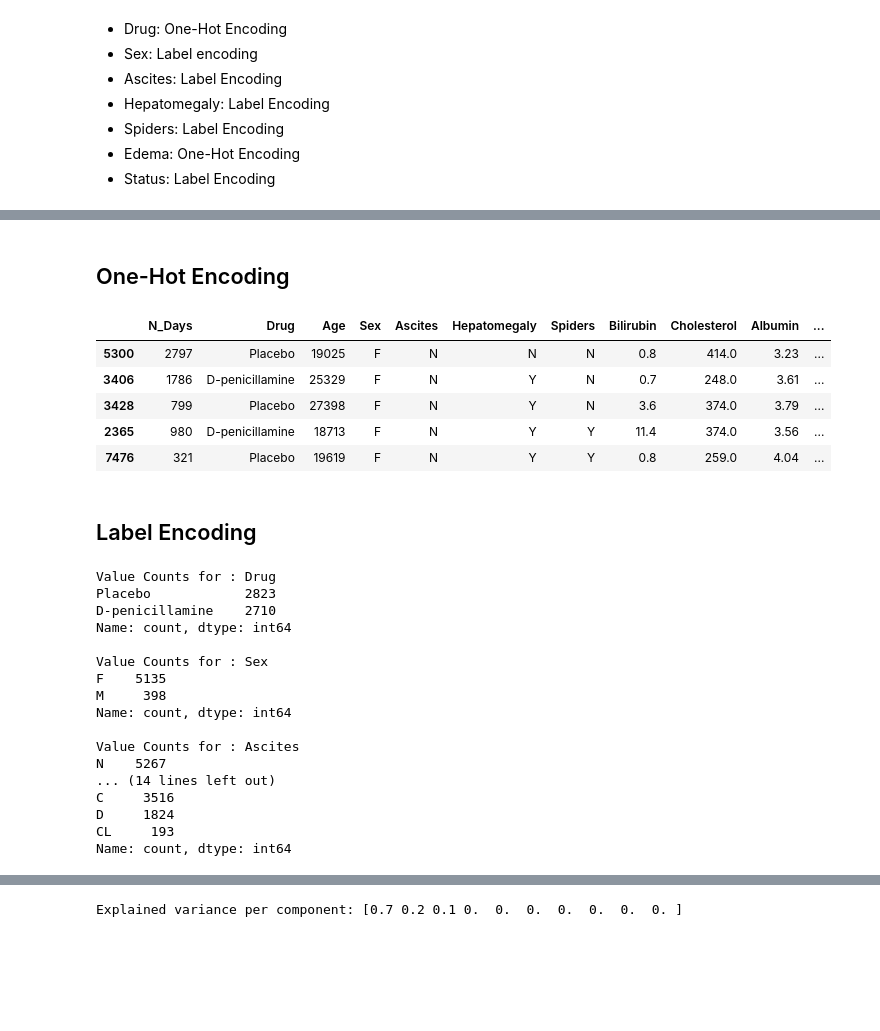
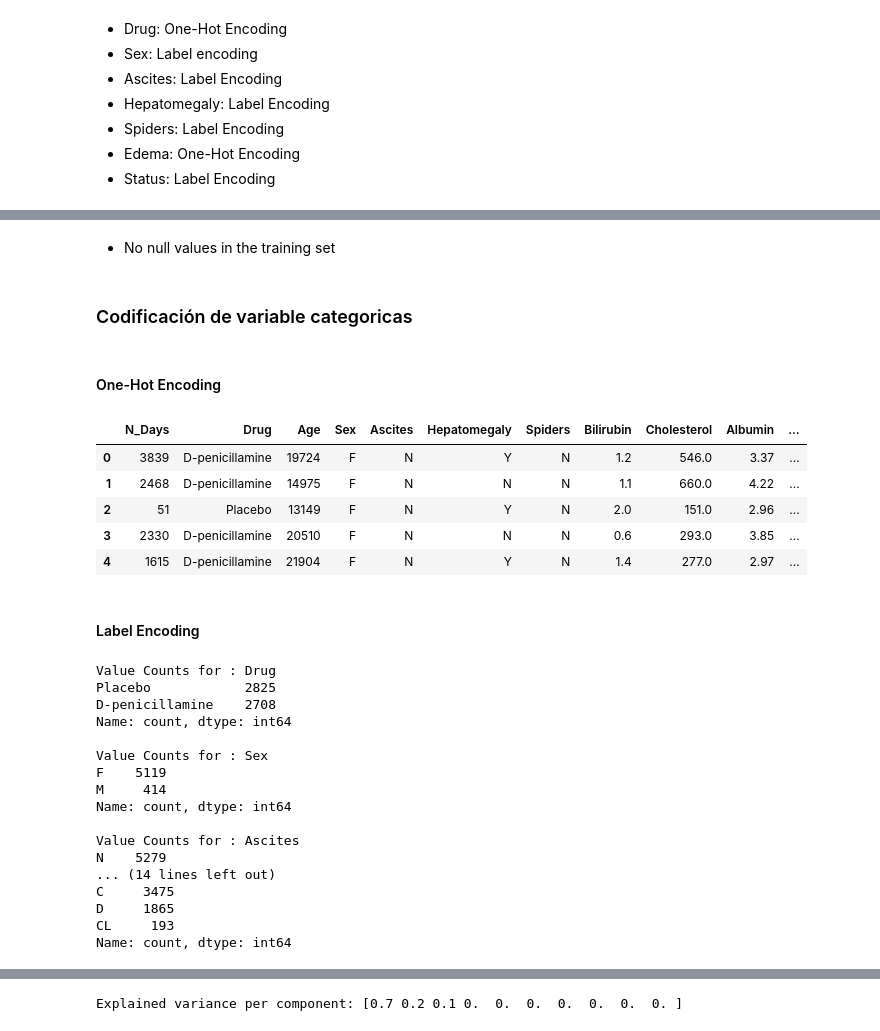
Before and after one commit to kokeitor/Multi-ClassPredictionCirrhosis, a Jupyter notebook: joseba.ipynb, the cells around one changed output, grey strips where cells are left out. Saved outputs shown, nothing was run; the diff lists cells and outputs as text; code cells hidden in the pictures; blank space fills up the shorter version.

```diff
--- a/joseba.ipynb
+++ b/joseba.ipynb
@@ -5,7 +5,7 @@ import pandas as pd
 import seaborn as sns
 import matplotlib.pyplot as plt
 import numpy as np
-from Paquetes.HelperFunctions import violin_plot_numeric, null_percentage, value_counts_all_cols
+from Paquetes.HelperFunctions import violin_plot_numeric, null_percentage, value_counts_all_cols, train_models, validate_models
 from sklearn.preprocessing import LabelEncoder, OrdinalEncoder, OneHotEncoder
 from sklearn.base import BaseEstimator, ClassifierMixin, TransformerMixin
 from sklearn.pipeline import make_pipeline, Pipeline
@@ -27,3 +27,6 @@ from sklearn.metrics import confusion_matrix, ConfusionMatrixDisplay, accuracy_s
 # Load Dataset
 df = pd.read_csv('data/train.csv')
 df.head()
+
+test_real_df = pd.read_csv('data/test.csv')
+submission_df = pd.read_csv('data/submission.csv')
@@ -37,8 +35,13 @@ df.head()
 # %%
 from sklearn.model_selection import train_test_split
 
-# Drop ID column
-df.drop(columns=['id'], inplace=True)
+# Use train_test_split to split the DataFrame
+train_df, test_df = train_test_split(df, test_size=0.3, stratify=df['Status'])
 
-# Use train_test_split to split the DataFrame
-train_df, test_df = train_test_split(df, test_size=0.3)
+test_IDs = test_df.id
+test_IDs_real = test_real_df.id
+
+# # Drop ID column
+train_df.drop(columns=['id'], inplace=True)
+test_df.drop(columns=['id'], inplace=True)
+test_real_df.drop(columns=['id'], inplace=True)
@@ -196,41 +193,46 @@ Name: count, dtype: int64
+# %% [markdown]
+* No null values in the training set
+# %% [markdown]
+### Codificación de variable categoricas
 # %% [markdown]
-## One-Hot Encoding
+#### One-Hot Encoding
 # %%
 from Paquetes.HelperFunctions import one_hot_encoding
 one_hot_cols = ['Edema']
 
 train_df = one_hot_encoding(train_df, one_hot_cols)
 test_df = one_hot_encoding(test_df, one_hot_cols)
+test_real_df = one_hot_encoding(test_real_df, one_hot_cols)
 # %%
-train_df.head()
+test_real_df.head()
 # %% [output]
 |  | N_Days | Drug | Age | Sex | Ascites | Hepatomegaly | Spiders | Bilirubin | Cholesterol | Albumin | ... |
-| 5300 | 2797 | Placebo | 19025 | F | N | N | N | 0.8 | 414.0 | 3.23 | ... |
-| 3406 | 1786 | D-penicillamine | 25329 | F | N | Y | N | 0.7 | 248.0 | 3.61 | ... |
-| 3428 | 799 | Placebo | 27398 | F | N | Y | N | 3.6 | 374.0 | 3.79 | ... |
-| 2365 | 980 | D-penicillamine | 18713 | F | N | Y | Y | 11.4 | 374.0 | 3.56 | ... |
-| 7476 | 321 | Placebo | 19619 | F | N | Y | Y | 0.8 | 259.0 | 4.04 | ... |
+| 0 | 3839 | D-penicillamine | 19724 | F | N | Y | N | 1.2 | 546.0 | 3.37 | ... |
+| 1 | 2468 | D-penicillamine | 14975 | F | N | N | N | 1.1 | 660.0 | 4.22 | ... |
+| 2 | 51 | Placebo | 13149 | F | N | Y | N | 2.0 | 151.0 | 2.96 | ... |
+| 3 | 2330 | D-penicillamine | 20510 | F | N | N | N | 0.6 | 293.0 | 3.85 | ... |
+| 4 | 1615 | D-penicillamine | 21904 | F | N | Y | N | 1.4 | 277.0 | 2.97 | ... |
 # %% [markdown]
-## Label Encoding
+#### Label Encoding
 # %%
 le_cols = ['Drug','Sex','Ascites', 'Hepatomegaly', 'Spiders', 'Status']
 value_counts_all_cols(train_df, le_cols)
 # %% [output]
 Value Counts for : Drug
-Placebo            2823
-D-penicillamine    2710
+Placebo            2825
+D-penicillamine    2708
 Name: count, dtype: int64
 
 Value Counts for : Sex
-F    5135
-M     398
+F    5119
+M     414
 Name: count, dtype: int64
 
 Value Counts for : Ascites
-N    5267
+N    5279
 ... (14 lines left out)
-C     3516
-D     1824
+C     3475
+D     1865
 CL     193
 Name: count, dtype: int64
 # %%
```
Also changed, not shown: parts of 69 cells of this notebook, 4 other files.
